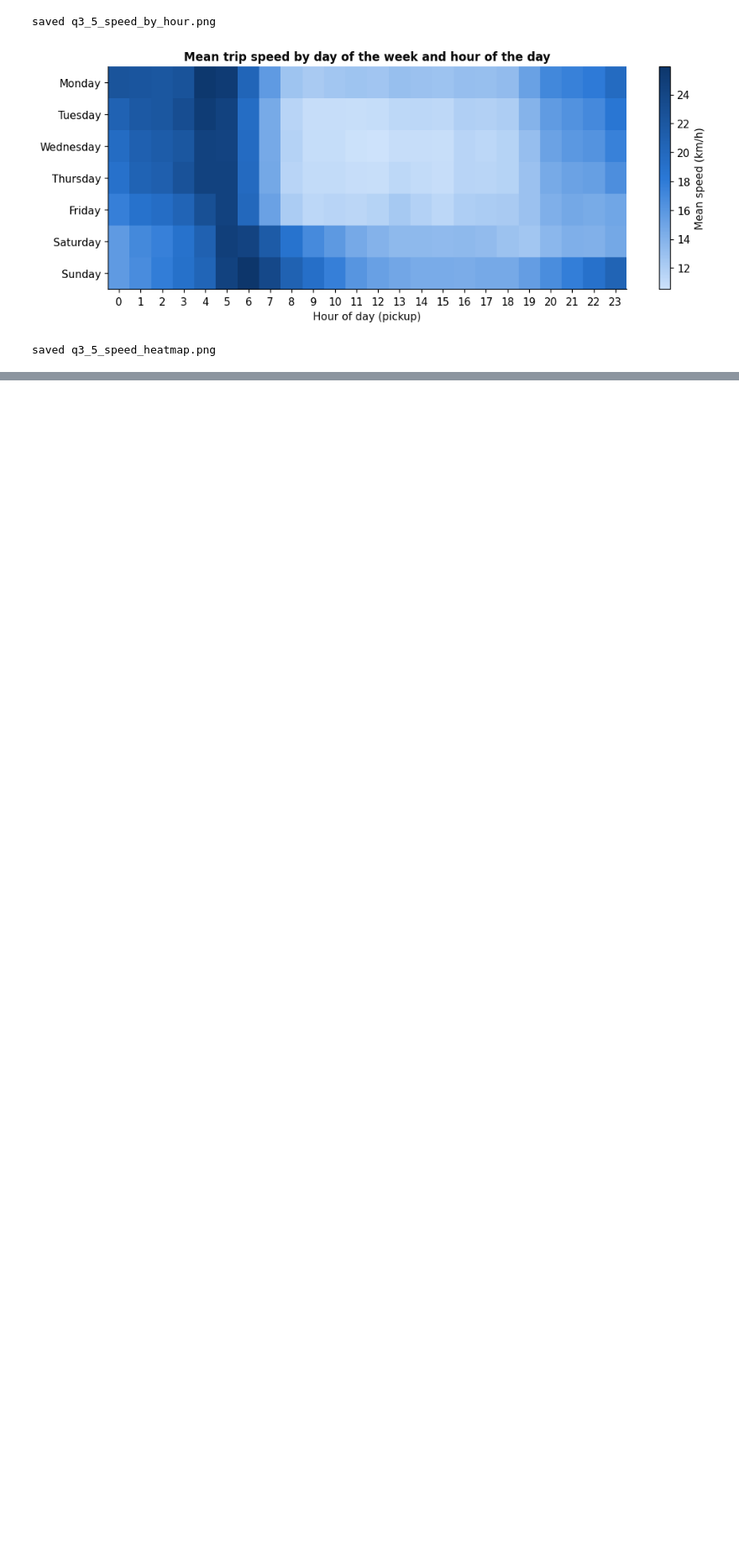
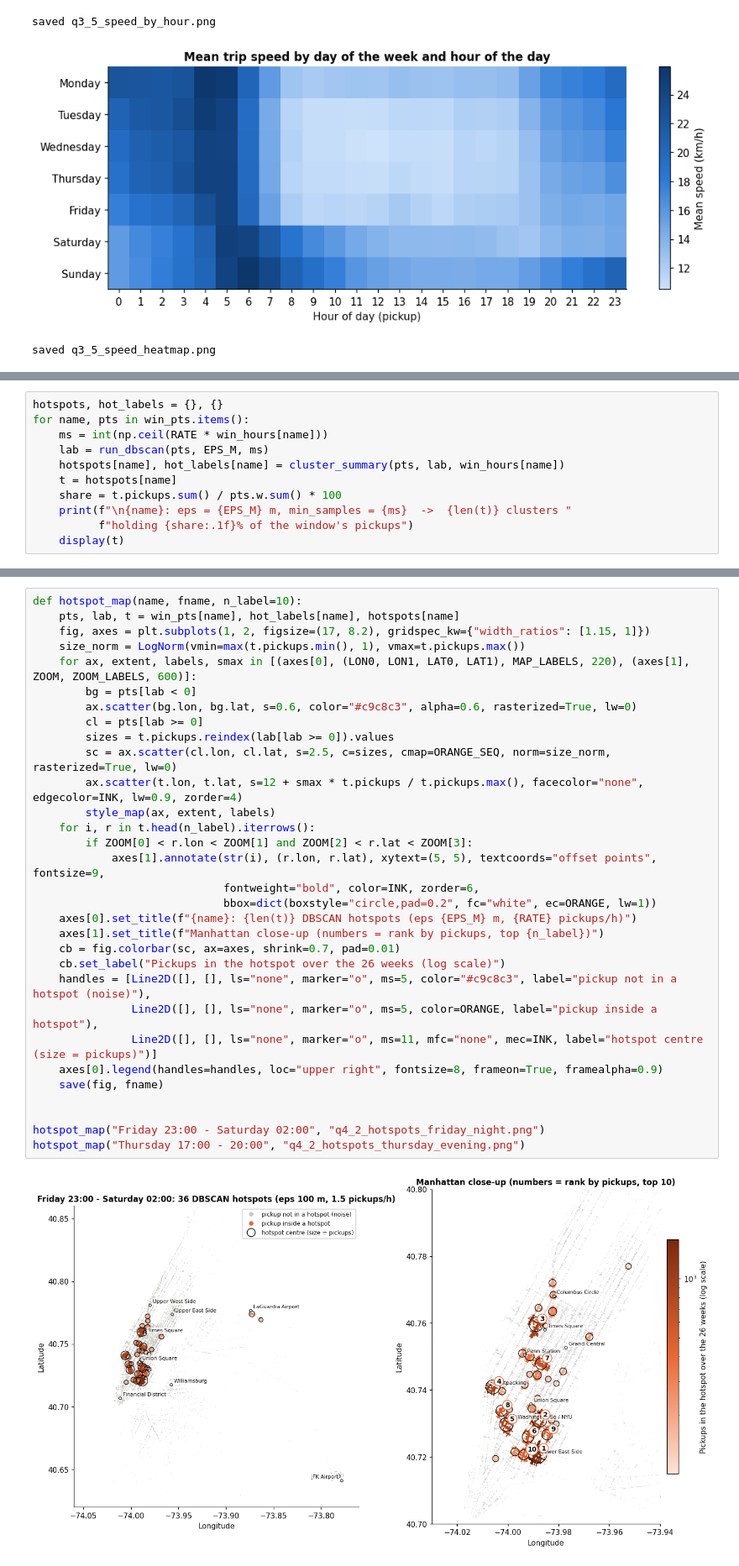
Before and after one commit to Michelle-Aluwani/DVE_Assignment_2, a Jupyter notebook: assignment2.ipynb, the cells around one changed output, grey strips where cells are left out. Shown at 84% size. Saved outputs shown, nothing was run; the diff lists cells and outputs as text; blank space fills up the shorter version.

```diff
--- a/assignment2.ipynb
+++ b/assignment2.ipynb
@@ -664,0 +1165,11 @@ saved q3_5_speed_heatmap.png
+# %%
+hotspots, hot_labels = {}, {}
+for name, pts in win_pts.items():
+    ms = int(np.ceil(RATE * win_hours[name]))
+    lab = run_dbscan(pts, EPS_M, ms)
+    hotspots[name], hot_labels[name] = cluster_summary(pts, lab, win_hours[name])
+    t = hotspots[name]
+    share = t.pickups.sum() / pts.w.sum() * 100
+    print(f"\n{name}: eps = {EPS_M} m, min_samples = {ms}  ->  {len(t)} clusters "
+          f"holding {share:.1f}% of the window's pickups")
+    display(t)
@@ -664,0 +1215,33 @@ saved q3_5_speed_heatmap.png
+# %%
+def hotspot_map(name, fname, n_label=10):
+    pts, lab, t = win_pts[name], hot_labels[name], hotspots[name]
+    fig, axes = plt.subplots(1, 2, figsize=(17, 8.2), gridspec_kw={"width_ratios": [1.15, 1]})
+    size_norm = LogNorm(vmin=max(t.pickups.min(), 1), vmax=t.pickups.max())
+    for ax, extent, labels, smax in [(axes[0], (LON0, LON1, LAT0, LAT1), MAP_LABELS, 220), (axes[1], ZOOM, ZOOM_LABELS, 600)]:
+        bg = pts[lab < 0]
+        ax.scatter(bg.lon, bg.lat, s=0.6, color="#c9c8c3", alpha=0.6, rasterized=True, lw=0)
+        cl = pts[lab >= 0]
+        sizes = t.pickups.reindex(lab[lab >= 0]).values
+        sc = ax.scatter(cl.lon, cl.lat, s=2.5, c=sizes, cmap=ORANGE_SEQ, norm=size_norm, rasterized=True, lw=0)
+        ax.scatter(t.lon, t.lat, s=12 + smax * t.pickups / t.pickups.max(), facecolor="none", edgecolor=INK, lw=0.9, zorder=4)
+        style_map(ax, extent, labels)
+    for i, r in t.head(n_label).iterrows():
+        if ZOOM[0] < r.lon < ZOOM[1] and ZOOM[2] < r.lat < ZOOM[3]:
+            axes[1].annotate(str(i), (r.lon, r.lat), xytext=(5, 5), textcoords="offset points", fontsize=9,
+                             fontweight="bold", color=INK, zorder=6,
+                             bbox=dict(boxstyle="circle,pad=0.2", fc="white", ec=ORANGE, lw=1))
+    axes[0].set_title(f"{name}: {len(t)} DBSCAN hotspots (eps {EPS_M} m, {RATE} pickups/h)")
+    axes[1].set_title(f"Manhattan close-up (numbers = rank by pickups, top {n_label})")
+    cb = fig.colorbar(sc, ax=axes, shrink=0.7, pad=0.01)
+    cb.set_label("Pickups in the hotspot over the 26 weeks (log scale)")
+    handles = [Line2D([], [], ls="none", marker="o", ms=5, color="#c9c8c3", label="pickup not in a hotspot (noise)"),
+               Line2D([], [], ls="none", marker="o", ms=5, color=ORANGE, label="pickup inside a hotspot"),
+               Line2D([], [], ls="none", marker="o", ms=11, mfc="none", mec=INK, label="hotspot centre (size = pickups)")]
+    axes[0].legend(handles=handles, loc="upper right", fontsize=8, frameon=True, framealpha=0.9)
+    save(fig, fname)
+
+
+hotspot_map("Friday 23:00 - Saturday 02:00", "q4_2_hotspots_friday_night.png")
+hotspot_map("Thursday 17:00 - 20:00", "q4_2_hotspots_thursday_evening.png")
+# %% [output]
+[figure, added]
```
Also changed, not shown: parts of 30 cells of this notebook.
